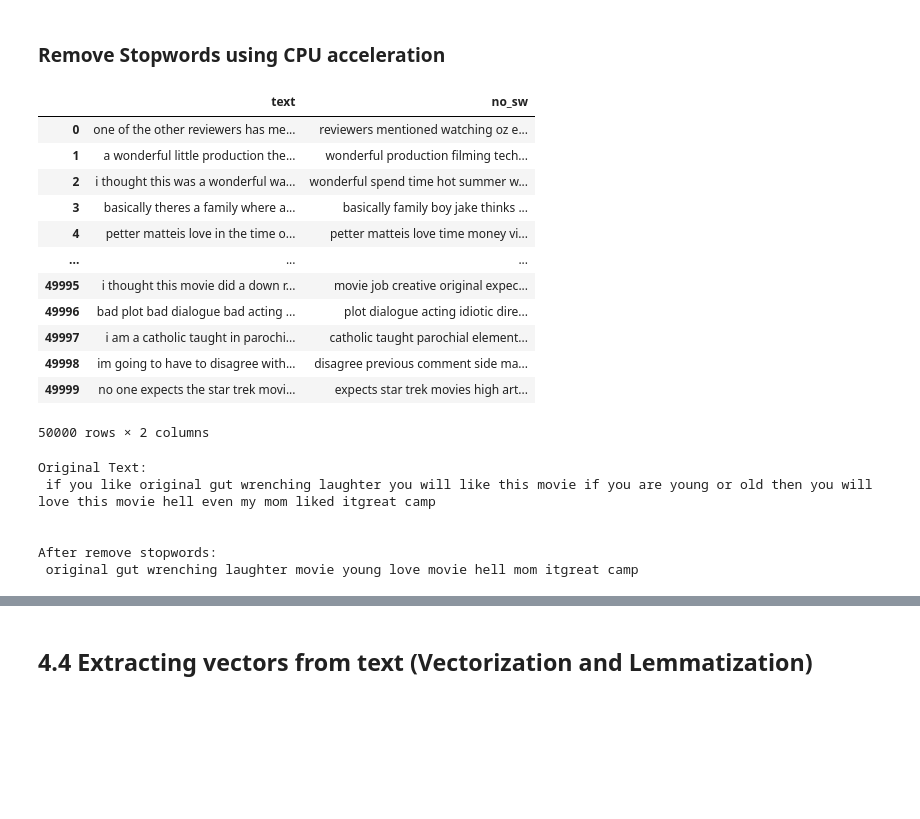
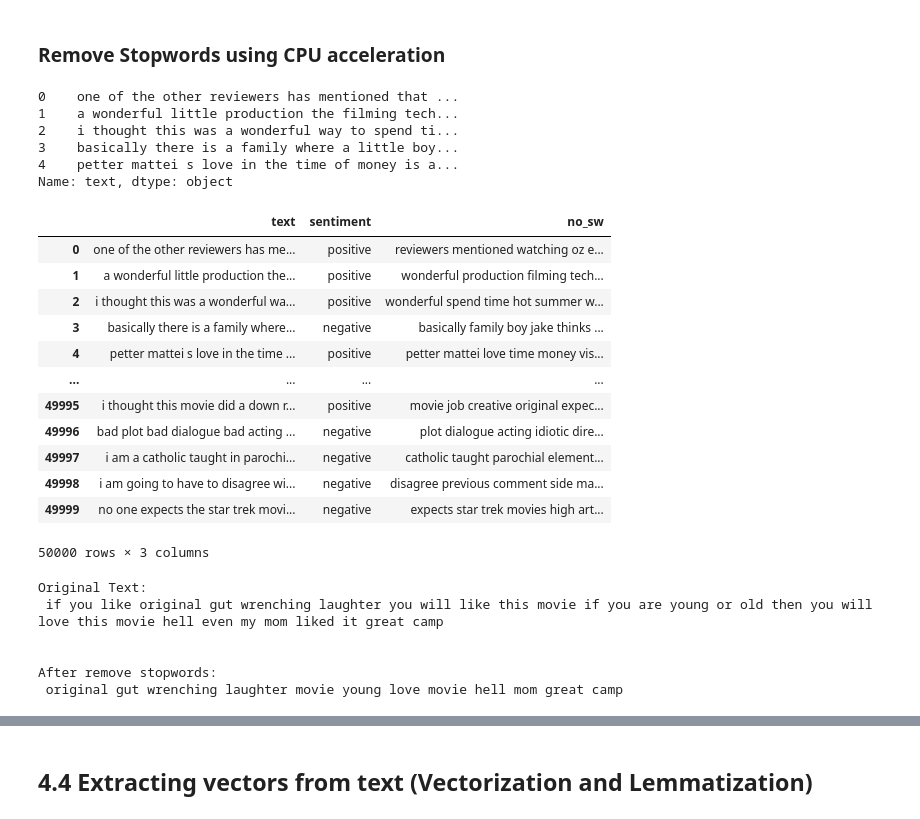
Before and after one commit to martinvalentine/movie-reviews-sentimental-analysis, a Jupyter notebook: model.ipynb, the cells around one changed output, grey strips where cells are left out. Drawn from its saved outputs; the diff is of its cells as text; code cells hidden in the pictures; blank space fills up the shorter version.

Commit message:
Complete cleaning stopwords, noising data, only remain remove most frequent words

```diff
--- a/model.ipynb
+++ b/model.ipynb
@@ -414,5 +415,8 @@ We have cleaned the text data by removing special characters, numbers, punctuati
 # %%
-# Convert to data frame before start removing stopwords
-data_cleaned = data_cleaned.to_frame(name='text')
-data_cleaned_punctuation = data_cleaned_punctuation.to_frame(name='text')
+# Convert to data frame before start removing stopwords and add sentiment column to the data frame
+cleaned_df = data_cleaned.to_frame(name='text')
+cleaned_df['sentiment'] = df['sentiment']
+
+cleaned_df_punctuation = data_cleaned_punctuation.to_frame(name='text')
+cleaned_df_punctuation['sentiment'] = df['sentiment']
 # %%
@@ -492,38 +503,49 @@ Once installed, you can use these libraries to accelerate text preprocessing and
 # %% [markdown]
 ### Remove Stopwords using CPU acceleration
+# %%
+data_cleaned.head()
+# %% [output]
+0    one of the other reviewers has mentioned that ...
+1    a wonderful little production the filming tech...
+2    i thought this was a wonderful way to spend ti...
+3    basically there is a family where a little boy...
+4    petter mattei s love in the time of money is a...
+Name: text, dtype: object
 # %%
 # Comment this code if you want to use GPU acceleration for faster processing
 # Remove stopwords using CPU acceleration: (This may take a few minutes to complete - with I5 12400, it takes around 10 minutes for this dataset)
-data_cleaned['no_sw'] = data_cleaned['text'].apply(lambda x: ' '.join([word for word in x.split() if word not in stop_words]))
+
+# Remove stopwords with no punctuation marks
+cleaned_df['no_sw'] = cleaned_df['text'].apply(lambda x: ' '.join([word for word in x.split() if word not in stop_words]))
 
 # Remove stopwords with punctuation marks
-data_cleaned_punctuation['no_sw'] = data_cleaned_punctuation['text'].apply(lambda x: ' '.join([word for word in x.split() if word not in stop_words]))
+cleaned_df_punctuation['no_sw'] = cleaned_df_punctuation['text'].apply(lambda x: ' '.join([word for word in x.split() if word not in stop_words]))
 # %%
-data_cleaned
+cleaned_df
 # %% [output]
-|  | text | no_sw |
-| 0 | one of the other reviewers has me... | reviewers mentioned watching oz e... |
-| 1 | a wonderful little production the... | wonderful production filming tech... |
-| 2 | i thought this was a wonderful wa... | wonderful spend time hot summer w... |
-| 3 | basically theres a family where a... | basically family boy jake thinks ... |
-| 4 | petter matteis love in the time o... | petter matteis love time money vi... |
-| ... | ... | ... |
-| 49995 | i thought this movie did a down r... | movie job creative original expec... |
-| 49996 | bad plot bad dialogue bad acting ... | plot dialogue acting idiotic dire... |
-| 49997 | i am a catholic taught in parochi... | catholic taught parochial element... |
-| 49998 | im going to have to disagree with... | disagree previous comment side ma... |
-| 49999 | no one expects the star trek movi... | expects star trek movies high art... |
+|  | text | sentiment | no_sw |
+| 0 | one of the other reviewers has me... | positive | reviewers mentioned watching oz e... |
+| 1 | a wonderful little production the... | positive | wonderful production filming tech... |
+| 2 | i thought this was a wonderful wa... | positive | wonderful spend time hot summer w... |
+| 3 | basically there is a family where... | negative | basically family boy jake thinks ... |
+| 4 | petter mattei s love in the time ... | positive | petter mattei love time money vis... |
+| ... | ... | ... | ... |
+| 49995 | i thought this movie did a down r... | positive | movie job creative original expec... |
+| 49996 | bad plot bad dialogue bad acting ... | negative | plot dialogue acting idiotic dire... |
+| 49997 | i am a catholic taught in parochi... | negative | catholic taught parochial element... |
+| 49998 | i am going to have to disagree wi... | negative | disagree previous comment side ma... |
+| 49999 | no one expects the star trek movi... | negative | expects star trek movies high art... |
-50000 rows × 2 columns
+50000 rows × 3 columns
 # %%
 # Print original text and cleaned text:
-print('Original Text:\n', data_cleaned['text'][9])
+print('Original Text:\n', cleaned_df['text'][9])
 print('\n')
-print('After remove stopwords:\n', data_cleaned['no_sw'][9])
+print('After remove stopwords:\n', cleaned_df['no_sw'][9])
 # %% [output]
 Original Text:
- if you like original gut wrenching laughter you will like this movie if you are young or old then you will love this movie hell even my mom liked itgreat camp
+ if you like original gut wrenching laughter you will like this movie if you are young or old then you will love this movie hell even my mom liked it great camp
 
 
 After remove stopwords:
- original gut wrenching laughter movie young love movie hell mom itgreat camp
+ original gut wrenching laughter movie young love movie hell mom great camp
 # %%
```
Also changed, not shown: parts of 34 cells of this notebook.
